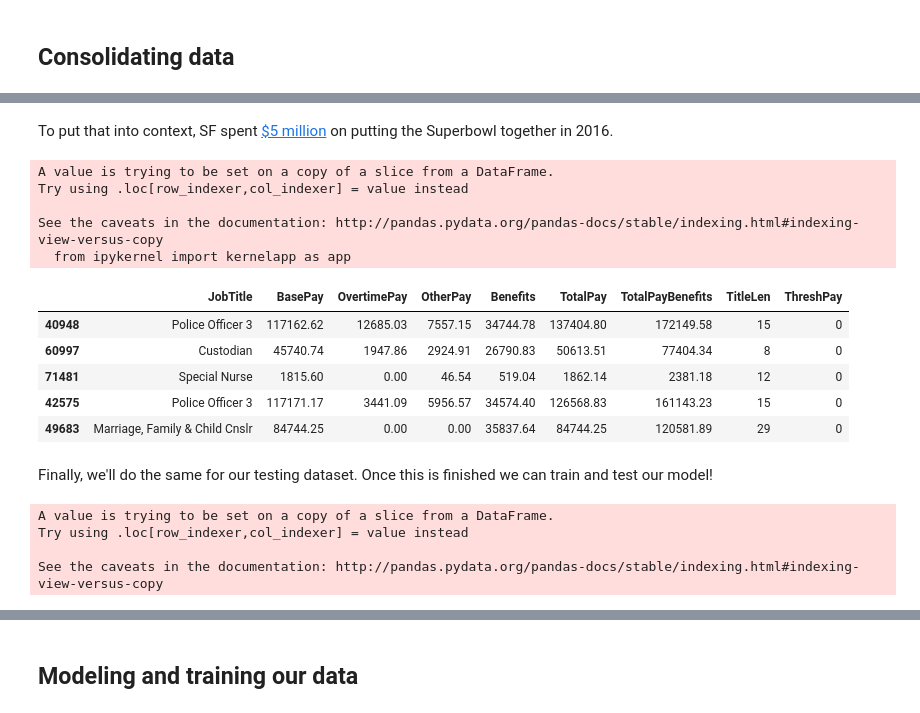
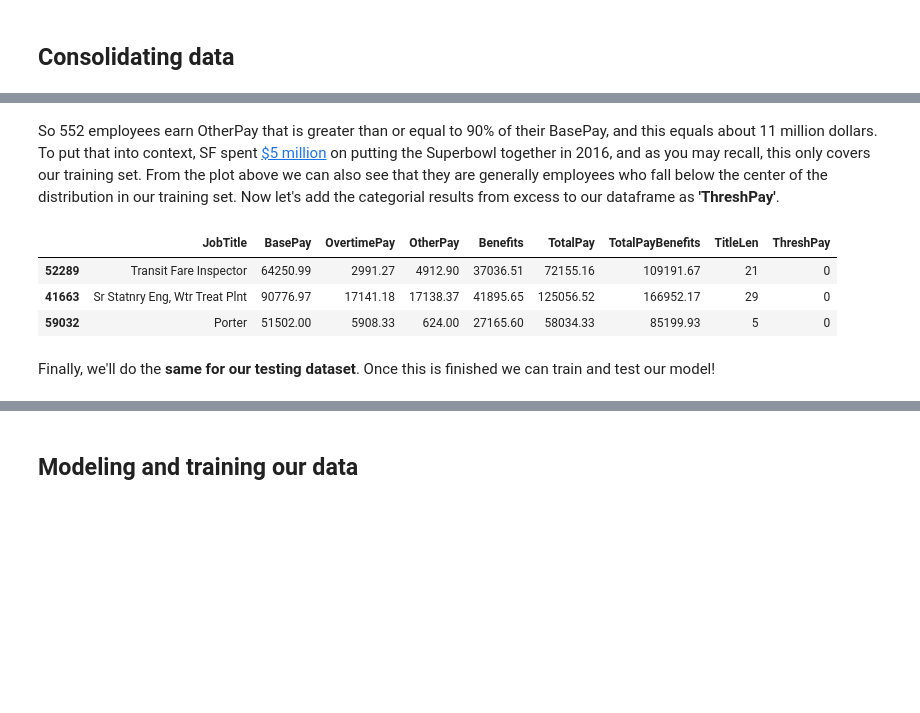
Before and after one commit to ramalldf/informatics, a Jupyter notebook: sf_otherpay_predict.ipynb, the cells around one changed output, grey strips where cells are left out. Drawn from its saved outputs; the diff is of its cells as text; code cells hidden in the pictures; blank space fills up the shorter version.

```diff
--- a/sf_otherpay_predict.ipynb
+++ b/sf_otherpay_predict.ipynb
@@ -205,40 +209,26 @@ The sum of their "OtherPay" wages is $ 11090444.61
 # %% [markdown]
-To put that into context, SF spent <a href='http://www.nytimes.com/2016/02/05/us/super-bowl-50-further-divides-san-francisco.html?_r=0'>$5 million</a> on putting the Superbowl together in 2016.
+So 552 employees earn OtherPay that is greater than or equal to 90% of their BasePay, and this equals about 11 million dollars. To put that into context, SF spent <a href='http://www.nytimes.com/2016/02/05/us/super-bowl-50-further-divides-san-francisco.html?_r=0'>$5 million</a> on putting the Superbowl together in 2016, and as you may recall, this only covers our training set. From the plot above we can also see that they are generally employees who fall below the center of the distribution in our training set. Now let's add the categorial results from excess to our dataframe as <strong>'ThreshPay'</strong>.
-# %%
-#Now let's add the results from excess to our dataframe as 'ThreshPay'
-train2012['ThreshPay']= excess
-train2012.tail()
-# %% [output]
-A value is trying to be set on a copy of a slice from a DataFrame.
-Try using .loc[row_indexer,col_indexer] = value instead
-
-See the caveats in the documentation: http://pandas.pydata.org/pandas-docs/stable/indexing.html#indexing-view-versus-copy
-  from ipykernel import kernelapp as app
-|  | JobTitle | BasePay | OvertimePay | OtherPay | Benefits | TotalPay | TotalPayBenefits | TitleLen | ThreshPay |
-| 40948 | Police Officer 3 | 117162.62 | 12685.03 | 7557.15 | 34744.78 | 137404.80 | 172149.58 | 15 | 0 |
-| 60997 | Custodian | 45740.74 | 1947.86 | 2924.91 | 26790.83 | 50613.51 | 77404.34 | 8 | 0 |
-| 71481 | Special Nurse | 1815.60 | 0.00 | 46.54 | 519.04 | 1862.14 | 2381.18 | 12 | 0 |
-| 42575 | Police Officer 3 | 117171.17 | 3441.09 | 5956.57 | 34574.40 | 126568.83 | 161143.23 | 15 | 0 |
-| 49683 | Marriage, Family & Child Cnslr | 84744.25 | 0.00 | 0.00 | 35837.64 | 84744.25 | 120581.89 | 29 | 0 |
+# %%
+train2012['ThreshPay']= excessThresh
+train2012.tail(3)
+# %% [output]
+|  | JobTitle | BasePay | OvertimePay | OtherPay | Benefits | TotalPay | TotalPayBenefits | TitleLen | ThreshPay |
+| 52289 | Transit Fare Inspector | 64250.99 | 2991.27 | 4912.90 | 37036.51 | 72155.16 | 109191.67 | 21 | 0 |
+| 41663 | Sr Statnry Eng, Wtr Treat Plnt | 90776.97 | 17141.18 | 17138.37 | 41895.65 | 125056.52 | 166952.17 | 29 | 0 |
+| 59032 | Porter | 51502.00 | 5908.33 | 624.00 | 27165.60 | 58034.33 | 85199.93 | 5 | 0 |
 # %% [markdown]
-Finally, we'll do the same for our testing dataset. Once this is finished we can train and test our model!
+Finally, we'll do the <strong>same for our testing dataset</strong>. Once this is finished we can train and test our model!
 # %%
 basePayTest= np.array(test2012['BasePay'])#Turn Series into list to speed up our for loop
 otherPayTest= np.array(test2012['OtherPay'])
-excessTest= []; exValueTest= [];#Excess= 1 or 0; exValue= OtherPay quantity
+excessTestThresh= [];#Excess= 1 or 0; exValue= OtherPay quantity
 for i in range(0,len(basePayTest)):
 
     if 0.9*basePayTest[i] <= otherPayTest[i]:#Choosing OtherPay values greater than 90% of BasePay
-        excessTest.append(1)
+        excessTestThresh.append(1)
     else:
-        excessTest.append(0)
-exValueTest= np.array(excessTest)*otherPayTest#Masking OtherPay with results from excess
+        excessTestThresh.append(0)
 test2012['ThreshPay']= excessTest#Adding list as a column to test2012 testing dataset
-# %% [output]
-A value is trying to be set on a copy of a slice from a DataFrame.
-Try using .loc[row_indexer,col_indexer] = value instead
-
-See the caveats in the documentation: http://pandas.pydata.org/pandas-docs/stable/indexing.html#indexing-view-versus-copy
 # %% [markdown]
 <a id='sklearn'></a>
 # %% [markdown]
```
Also changed, not shown: parts of 66 cells of this notebook.
